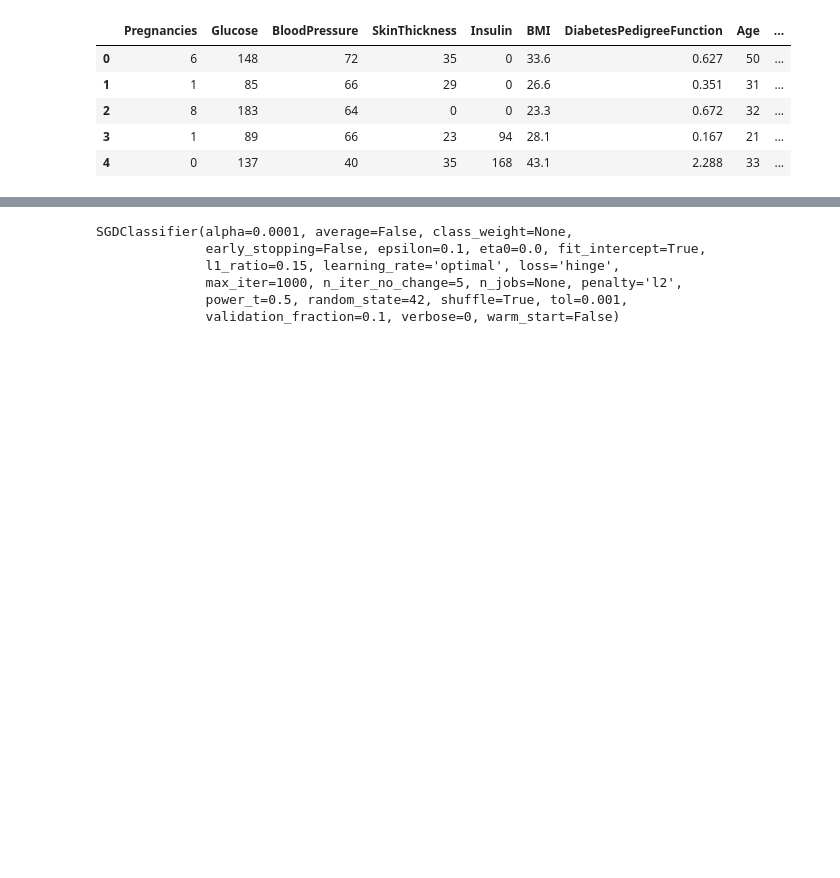
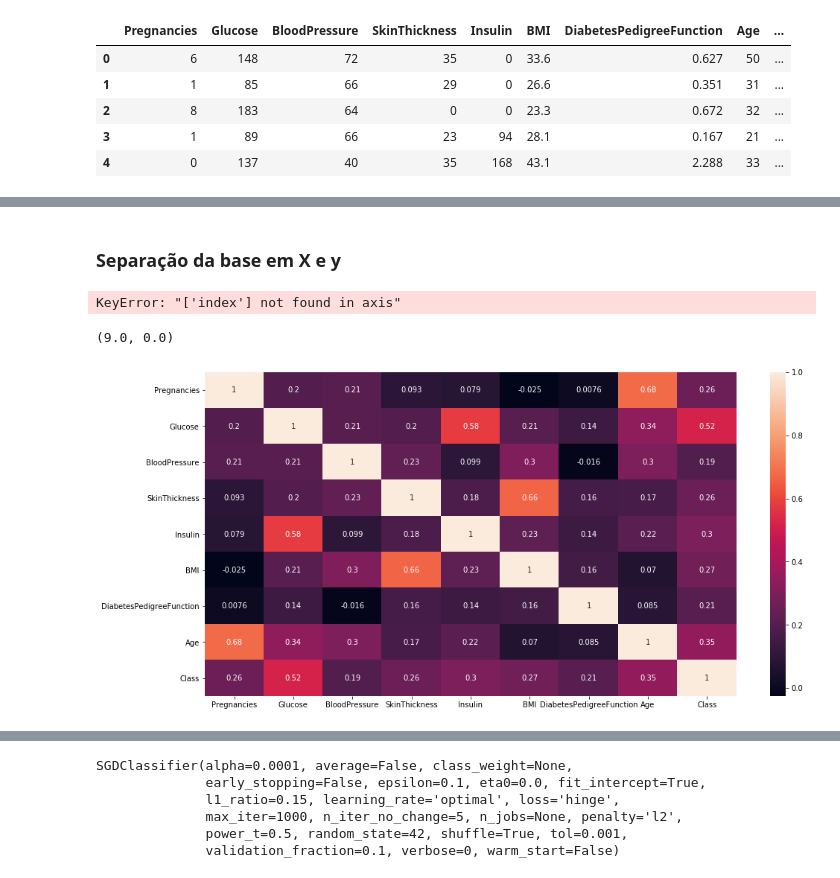
Before and after one commit to vitorbezerra/Aprendizagem-estatistica-classificacao, a Jupyter notebook: Exercicios/Cristiano/exercicio_cristiano_indians.ipynb, the cells around one changed output, grey strips where cells are left out. Cells and saved outputs as stored; diff of their text form; code cells hidden in the pictures; blank space fills up the shorter version.

```diff
--- a/Exercicios/Cristiano/exercicio_cristiano_indians.ipynb
+++ b/Exercicios/Cristiano/exercicio_cristiano_indians.ipynb
@@ -28,0 +74,7 @@ y = df['Class']
+# %%
+dfNew = df
+
+dfNew.drop(['index'], axis=1, inplace = True)
+dfNew.drop(dfNew[(dfNew['Glucose'] == 0) | (dfNew['BloodPressure'] == 0) | (dfNew['SkinThickness'] == 0) | (dfNew['Insulin'] == 0) | (dfNew['BMI'] == 0)].index, axis=0, inplace=True)
+
+dfNew.describe()
@@ -28,0 +91,20 @@ y = df['Class']
+# %% [markdown]
+### Separação da base em X e y
+# %%
+X= dfNew.drop(['Class', 'index'], axis=1)
+X.describe()
+
+y = dfNew.loc[:,'Class']
+y.describe()
+# %% [output]
+KeyError: "['index'] not found in axis"
+# %%
+f, ax = plt.subplots(figsize=(16, 8))
+
+df_corr = dfNew.corr()
+ax = sns.heatmap(df_corr, annot=True)
+bottom, top = ax.get_ylim()
+ax.set_ylim(bottom + 0.5, top - 0.5)
+# %% [output]
+(9.0, 0.0)
+[figure, added]
```
Also changed, not shown: parts of 17 cells of this notebook.
